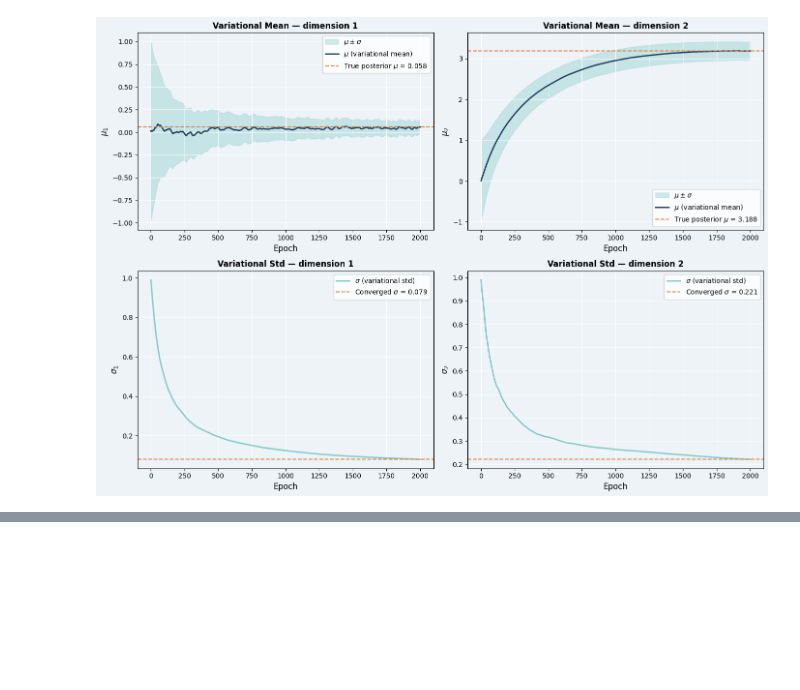
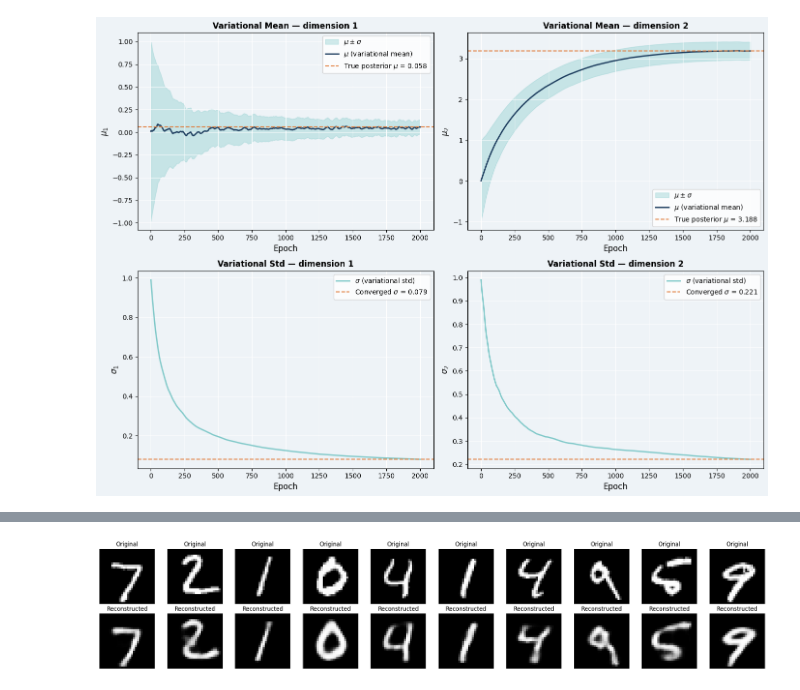
Before and after one commit to rahulbhadani/CPE487587_SP26, a Jupyter notebook: Code/Chapter_07_Variational_Inference.ipynb, the cells around one changed output, grey strips where cells are left out. Saved outputs shown, nothing was run; the diff lists cells and outputs as text; code cells hidden in the pictures; blank space fills up the shorter version.

```diff
--- a/Code/Chapter_07_Variational_Inference.ipynb
+++ b/Code/Chapter_07_Variational_Inference.ipynb
@@ -341,0 +640,32 @@ plt.show()
+# %%
+# -------------------- Test: Reconstructions --------------------
+model.eval()
+with torch.no_grad():
+    # Get a batch of test images
+    data, _ = next(iter(test_loader))
+    data = data.to(device)
+    recon, _, _ = model(data)
+
+    # Move to CPU for plotting
+    data = data.cpu()
+    recon = recon.cpu().view(-1, 1, 28, 28)
+
+# Plot original and reconstructed images
+n = 10  # number to display
+plt.figure(figsize=(20, 4))
+for i in range(n):
+    # Original
+    ax = plt.subplot(2, n, i+1)
+    plt.imshow(data[i].squeeze(), cmap='gray')
+    plt.title("Original")
+    plt.axis('off')
+
+    # Reconstruction
+    ax = plt.subplot(2, n, i+1+n)
+    plt.imshow(recon[i].squeeze(), cmap='gray')
+    plt.title("Reconstructed")
+    plt.axis('off')
+plt.tight_layout()
+plt.show()
+# %% [output]
+[figure, added]
```
Also changed, not shown: parts of 15 cells of this notebook.
